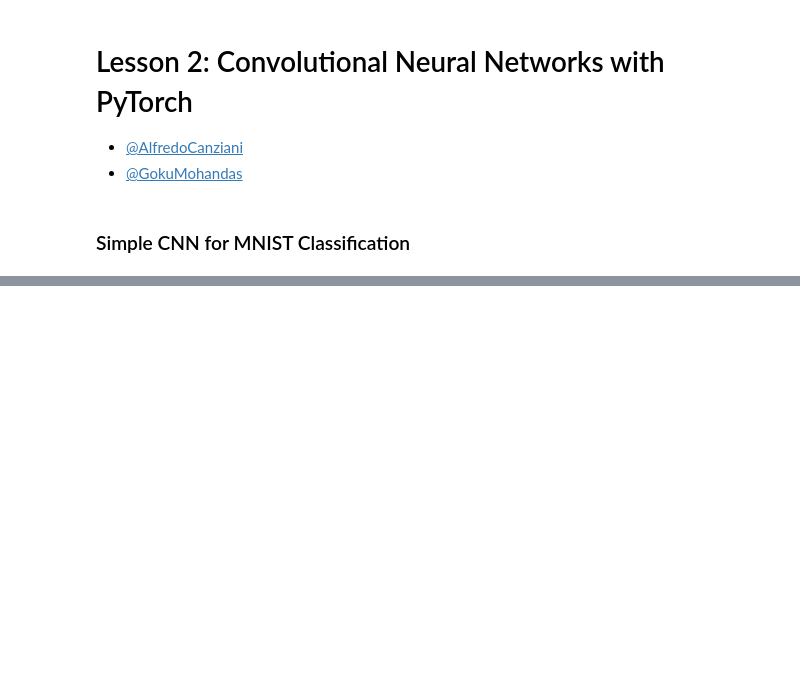
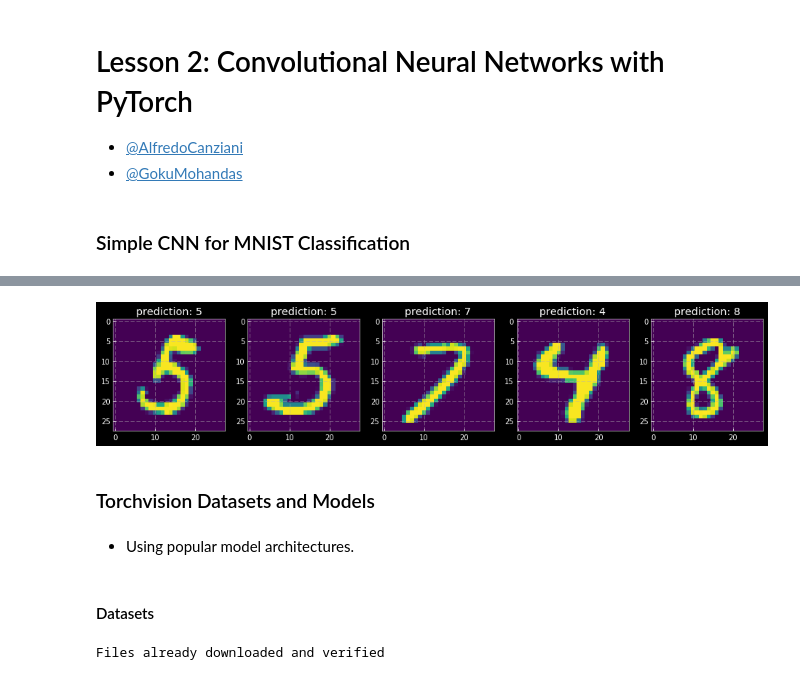
Before and after one commit to GokuMohandas/oreilly-pytorch, a Jupyter notebook: code/lesson2/lesson2.ipynb, the cells around one changed output, grey strips where cells are left out. Cells and saved outputs as stored; diff of their text form; code cells hidden in the pictures; blank space fills up the shorter version.

```diff
--- a/code/lesson2/lesson2.ipynb
+++ b/code/lesson2/lesson2.ipynb
@@ -265,12 +262,9 @@ def train(model, criterion, optimizer, train_loader, test_loader,
                         train_batch_accuracy/float(train_batch_num+1), test_batch_loss/float(test_batch_num+1),
                         test_batch_accuracy/float(test_batch_num+1)))
 
-    # Plot global metrics
-    plot_metrics(train_loss, train_acc, test_loss, test_acc)
-
     return model
 # %%
-train(model, criterion, optimizer, train_loader, test_loader,
+model = train(model, criterion, optimizer, train_loader, test_loader,
           num_epochs, batch_size, log_interval, learning_rate,
           dropout_p, decay_rate, max_grad_norm, cuda)
 # %% [output]
@@ -290,0 +277,56 @@ CNN (
+# %%
+def infer(model, inputs):
+    """
+    Inference.
+    """
+    if cuda:
+        inputs = inputs.cuda()
+
+    # Convert tensors to Variables (for autograd)
+    X_batch = Variable(inputs, volatile=True, requires_grad=False)
+
+    # Forward pass
+    scores = model(X_batch) # logits
+
+    # Accuracy
+    score, predicted = torch.max(scores, 1)
+
+    return predicted
+# %%
+# Visualize some predictions
+for batch in test_loader:
+    samples = batch[0][:5]
+    y_preds = infer(model, samples)
+    plt.subplot(1, 5, 1)
+    for i, sample in enumerate(samples):
+        plt.subplot(1, 5, i+1)
+        plt.title('prediction: %i'% y_preds[i].data[0])
+        plt.imshow(sample.numpy().reshape((28,28)))
+    break
+# %% [output]
+[figure, added]
+# %% [markdown]
+### Torchvision Datasets and Models
+# %% [markdown]
+- Using popular model architectures.
+# %% [markdown]
+#### Datasets
+# %%
+# Train data loaders
+train_loader = torch.utils.data.DataLoader(
+    datasets.CIFAR10('data/cifar10', train=True, download=True,
+                   transform=transforms.Compose([
+                       transforms.ToTensor(),
+                       transforms.Normalize((0.1307,), (0.3081,))
+                   ])),
+    batch_size=batch_size, shuffle=True)
+
+# Test data loader
+test_loader = torch.utils.data.DataLoader(
+    datasets.CIFAR10('data/cifar10', train=False, transform=transforms.Compose([
+                       transforms.ToTensor(),
+                       transforms.Normalize((0.1307,), (0.3081,))
+                   ])),
+    batch_size=batch_size, shuffle=True)
+# %% [output]
+Files already downloaded and verified
```
Also changed, not shown: parts of 13 cells of this notebook.
